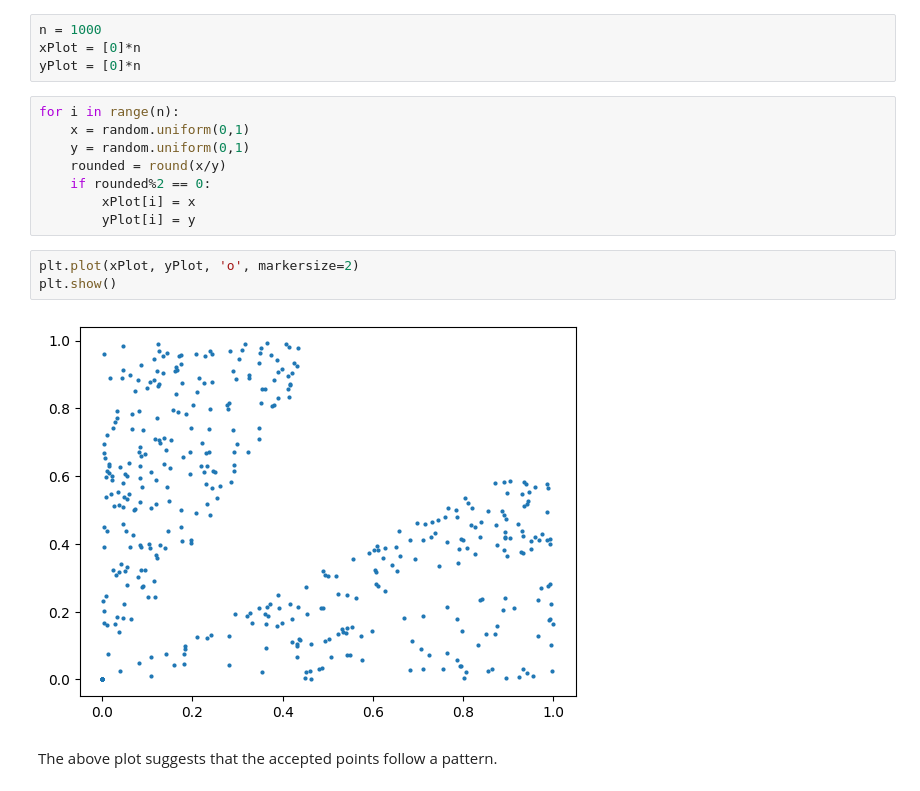
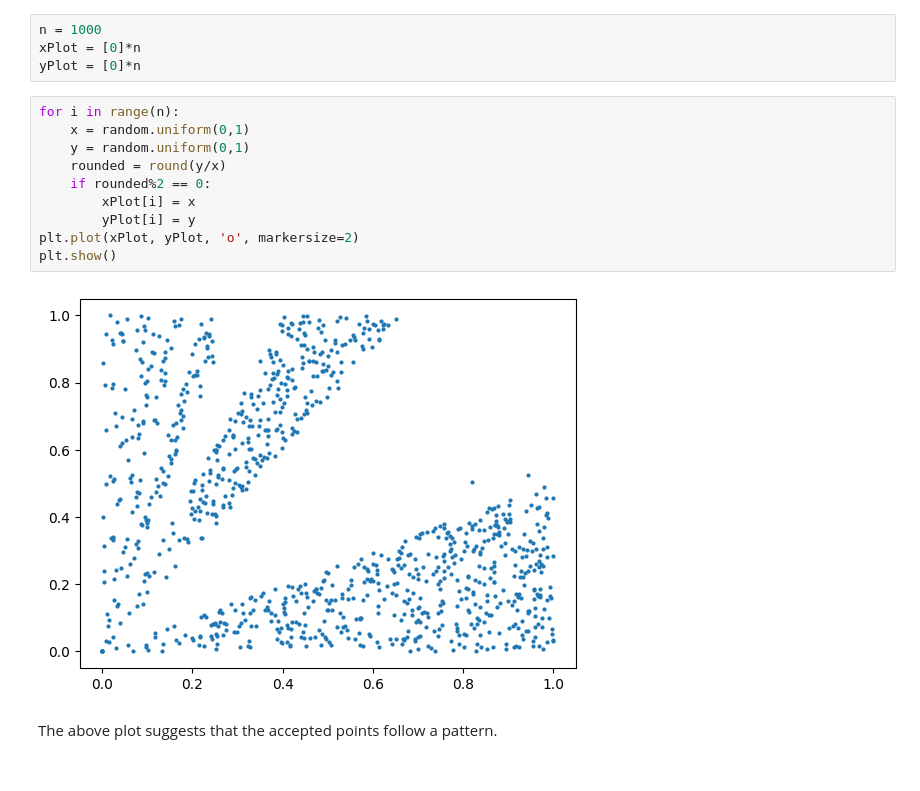
Before and after one commit to TirthrajSG/round-random-fraction, a Jupyter notebook: solution.ipynb, the cells around one changed output. Cells and saved outputs as stored; diff of their text form.

```diff
--- a/solution.ipynb
+++ b/solution.ipynb
@@ -12,16 +12,15 @@ yPlot = [0]*n
 # %%
 for i in range(n):
     x = random.uniform(0,1)
     y = random.uniform(0,1)
-    rounded = round(x/y)
+    rounded = round(y/x)
     if rounded%2 == 0:
         xPlot[i] = x
         yPlot[i] = y
+plt.plot(xPlot, yPlot, 'o', markersize=2)
+plt.show()
+# %% [output]
+[figure, added]
-# %%
-plt.plot(xPlot, yPlot, 'o', markersize=2)
-plt.show()
-# %% [output]
-[figure, removed]
 # %% [markdown]
 The above plot suggests that the accepted points follow a pattern.
 # %% [markdown]
```
Also changed, not shown: parts of 5 cells of this notebook.
